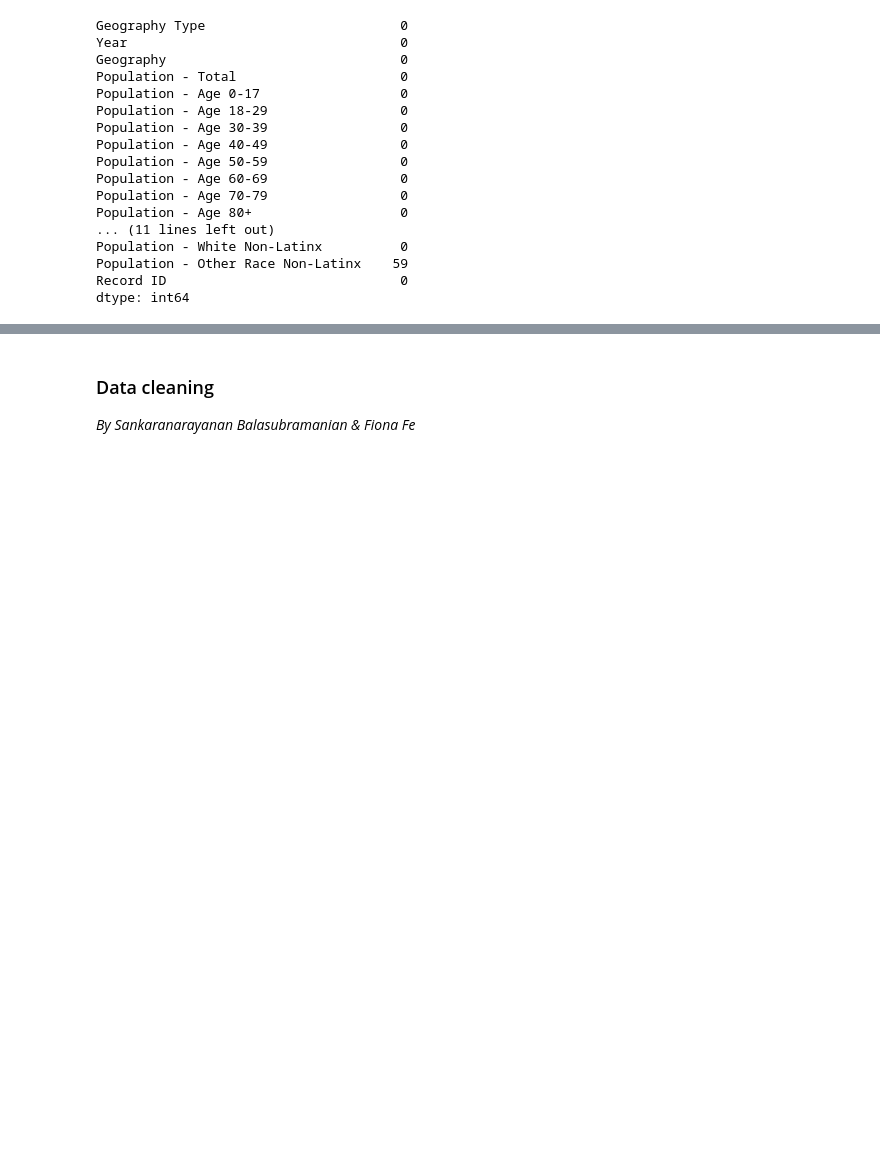
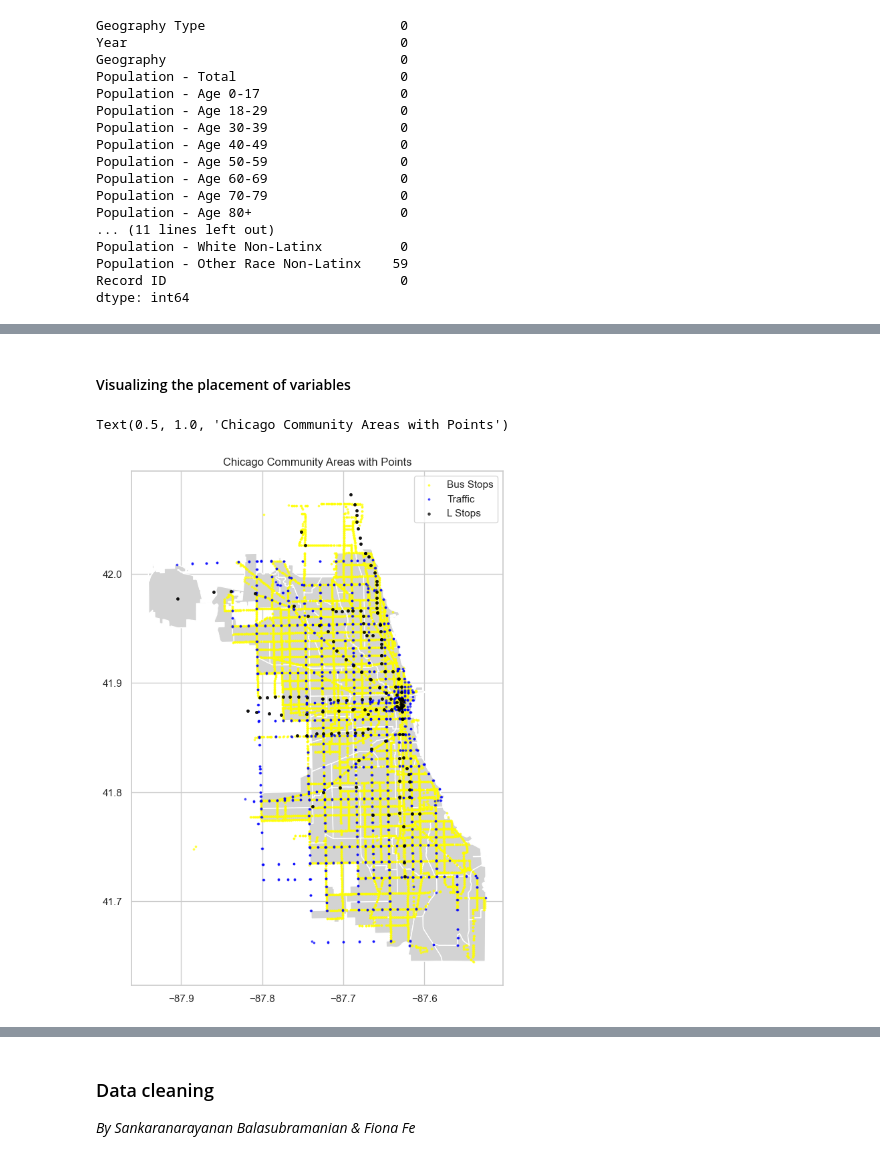
Before and after one commit to gracegormley-gkg/Stat-303-1-Final-Project, a Jupyter notebook: Project Code Template - Grace.ipynb, the cells around one changed output, grey strips where cells are left out. Cells and saved outputs as stored; diff of their text form; code cells hidden in the pictures; blank space fills up the shorter version.

```diff
--- a/Project Code Template - Grace.ipynb
+++ b/Project Code Template - Grace.ipynb
@@ -228,0 +335,28 @@ dtype: int64
+# %%
+#splitting bus stops and L stops into two coords
+    #bus stops
+bus_stops["coords_clean"] = (
+    bus_stops["the_geom"]
+    .str.replace("POINT (", "", regex=False)
+    .str.replace(")", "", regex=False)
+)
+bus_stops[["LON", "LAT"]] = bus_stops["coords_clean"].str.split(" ", expand=True)
+bus_stops["LON"] = bus_stops["LON"].astype(float)
+bus_stops["LAT"] = bus_stops["LAT"].astype(float)
+
+gdf_points2 = gpd.GeoDataFrame(bus_stops, geometry = gpd.points_from_xy(bus_stops['LON'], bus_stops['LAT']), crs = "EPSG:4326")
+bus_stops = gpd.sjoin(gdf_points2, chicago, how="left", predicate="within")
+# %%
+    #L stops
+L_stops["coords_clean"] = (
+    L_stops["Location"]
+    .str.replace("(", "", regex=False)
+    .str.replace(")", "", regex=False)
+)
+L_stops[["LAT", "LON"]] = L_stops["coords_clean"].str.split(",", expand=True)
+L_stops["LON"] = L_stops["LON"].astype(float)
+L_stops["LAT"] = L_stops["LAT"].astype(float)
+
+gdf_points3 = gpd.GeoDataFrame(L_stops, geometry = gpd.points_from_xy(L_stops['LON'], L_stops['LAT']), crs = "EPSG:4326")
+L_stops = gpd.sjoin(gdf_points3, chicago, how="left", predicate="within")
+L_stops.head()
@@ -228,0 +371,20 @@ dtype: int64
+# %% [markdown]
+#### Visualizing the placement of variables
+# %%
+fig, ax = plt.subplots(figsize=(15, 10))
+
+chicago.plot(column='community', ax=ax, color='lightgray',    # light neutral background
+    edgecolor='white', legend=False,
+             legend_kwds={'ncol': 2, 'bbox_to_anchor': (2, 1)})
+
+gdf_points2.plot(ax=ax, color='yellow', markersize=3, alpha=0.6, label='Bus Stops')
+gdf_points1.plot(ax=ax, color='blue', markersize=3, alpha=0.6, label='Traffic')
+gdf_points3.plot(ax=ax, color='black', markersize=6, alpha=0.6, label='L Stops')
+
+#gdf_points.plot(ax=ax, color='blue', markersize=10, alpha=0.6, label='divvy_ride_start') this shows the divvy points and is
+
+plt.legend()
+plt.title('Chicago Community Areas with Points')
+# %% [output]
+Text(0.5, 1.0, 'Chicago Community Areas with Points')
+[figure, added]
```
Also changed, not shown: parts of 17 cells of this notebook.
